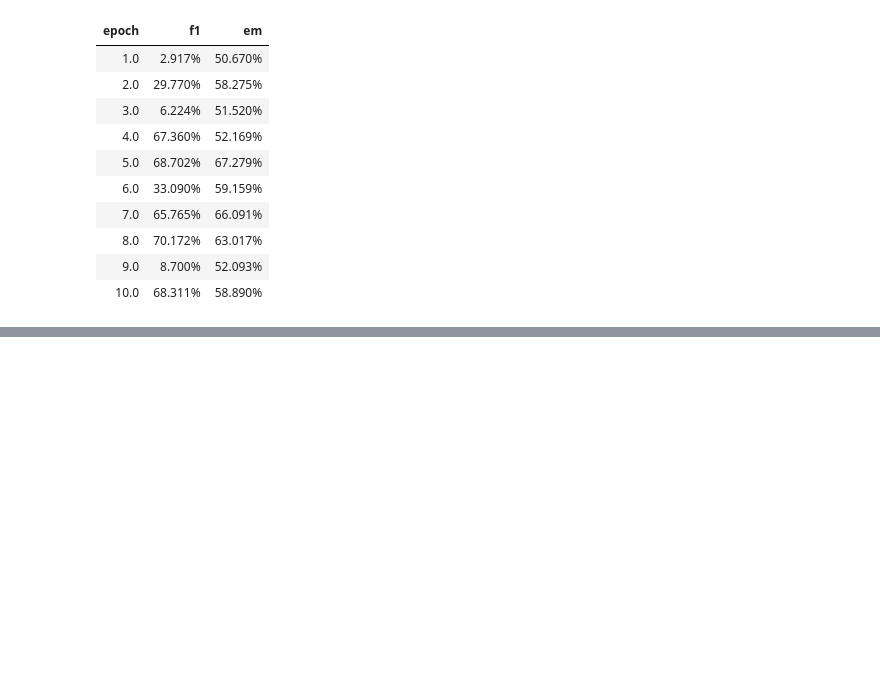
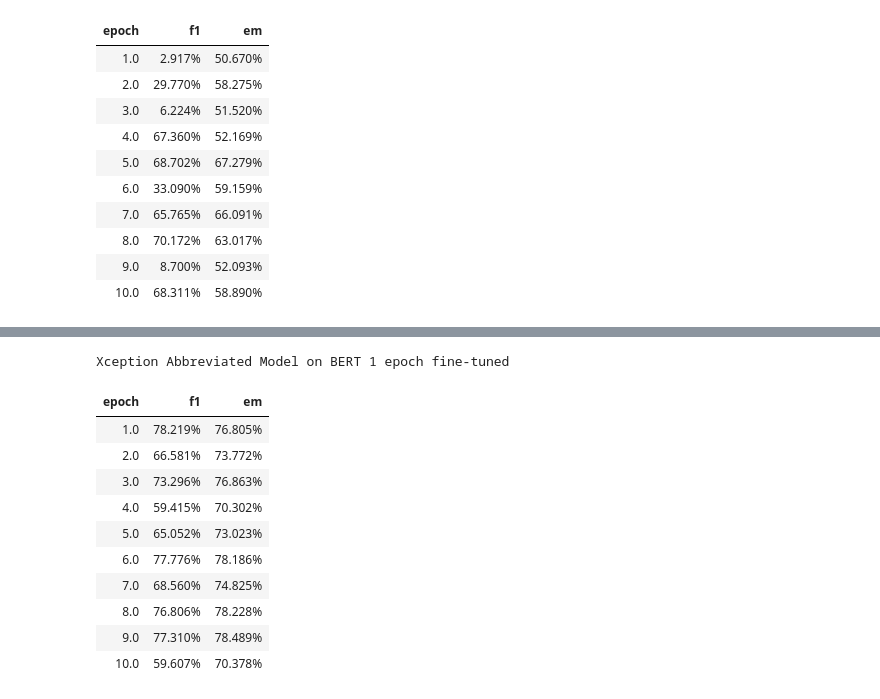
Before and after one commit to cbenge509/BERTVision, a Jupyter notebook: Example Performance Reporting.ipynb, the cells around one changed output, grey strips where cells are left out. Cells and saved outputs as stored; diff of their text form; code cells hidden in the pictures; blank space fills up the shorter version.

```diff
--- a/Example Performance Reporting.ipynb
+++ b/Example Performance Reporting.ipynb
@@ -224,0 +285,45 @@ viz_bert_performance(**kwargs)
+# %%
+import pandas as pd
+from utils.training_utils import *
+
+df = pd.DataFrame({'epoch': {0: 1, 1: 2, 2: 3, 3: 4, 4: 5, 5: 6, 6: 7, 7: 8, 8: 9, 9: 10},
+ 'f1': {0: 0.7821891806390382,
+  1: 0.6658081133290406,
+  2: 0.7329639350636726,
+  3: 0.5941528545119705,
+  4: 0.6505182760501909,
+  5: 0.7777587094559809,
+  6: 0.6856000841485221,
+  7: 0.7680574248541947,
+  8: 0.7730987917555081,
+  9: 0.5960721258757321},
+ 'em': {0: 0.7680451444453803,
+  1: 0.7377242482944496,
+  2: 0.7686347174260928,
+  3: 0.70302366714394,
+  4: 0.7302282489682472,
+  5: 0.7818579971363598,
+  6: 0.7482523372357449,
+  7: 0.7822791206940116,
+  8: 0.7848900867514529,
+  9: 0.7037816895477133}})
+# %%
+# Generate table output of F1 / EM performance per epoch
+kwargs = {'df': df,
+          'title': 'Xception Abbreviated Model on BERT 1 epoch fine-tuned',
+          'cmap': 'BuGn'}
+
+viz_table_scores(**kwargs)
+# %% [output]
+Xception Abbreviated Model on BERT 1 epoch fine-tuned
+| epoch | f1 | em |
+| 1.0 | 78.219% | 76.805% |
+| 2.0 | 66.581% | 73.772% |
+| 3.0 | 73.296% | 76.863% |
+| 4.0 | 59.415% | 70.302% |
+| 5.0 | 65.052% | 73.023% |
+| 6.0 | 77.776% | 78.186% |
+| 7.0 | 68.560% | 74.825% |
+| 8.0 | 76.806% | 78.228% |
+| 9.0 | 77.310% | 78.489% |
+| 10.0 | 59.607% | 70.378% |
```
Also changed, not shown: parts of 5 cells of this notebook, 9 other files.
